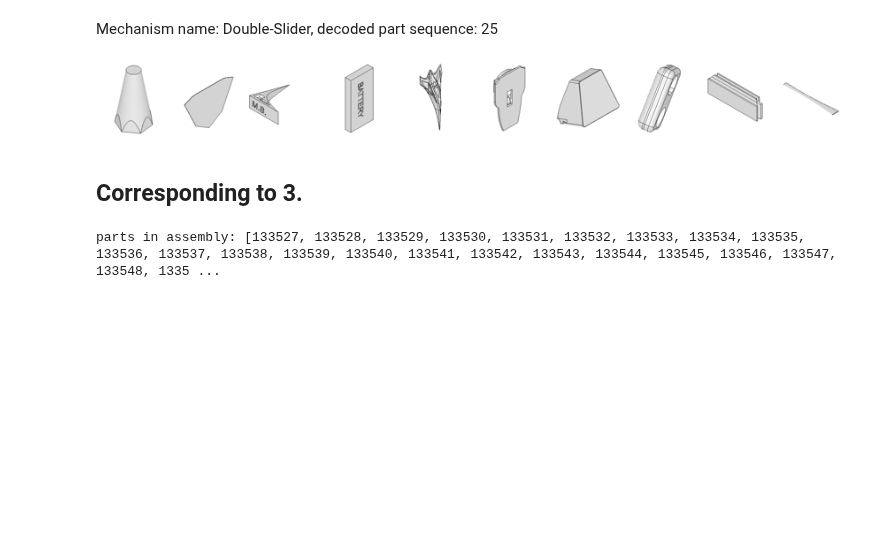
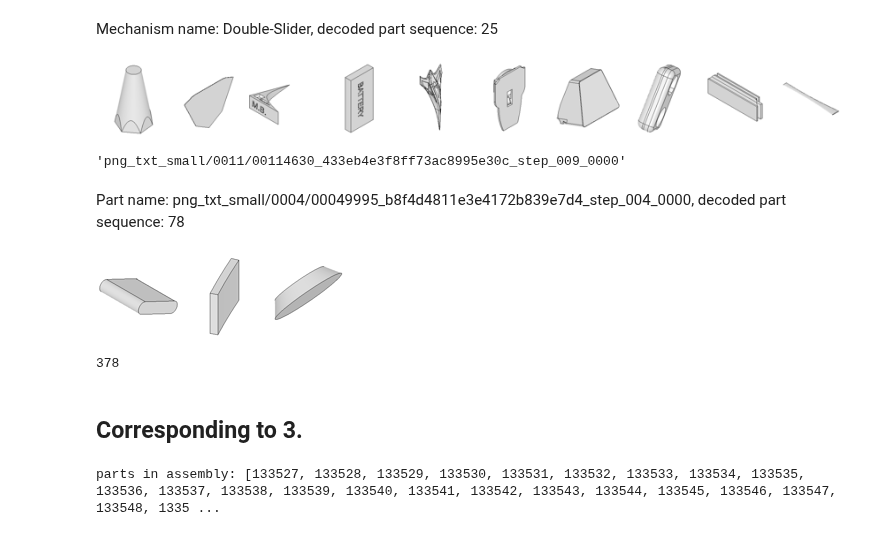
Before and after one commit to gymbeijing/mechanism-identification-public, a Jupyter notebook: search_parts.ipynb, the cells around one changed output. Saved outputs shown, nothing was run; the diff lists cells and outputs as text; code cells hidden in the pictures; blank space fills up the shorter version.

```diff
--- a/search_parts.ipynb
+++ b/search_parts.ipynb
@@ -62,10 +62,13 @@ valid_aid_list = list(all_part_graph.keys())   # 5462: # assemblies having conta
 # %% [markdown]
 # Global variable - CLIP query
 # %%
-query_seq = torch.load("model_outputs/mech_query_seq_0801_161839_last.pt")   # [10377, 10, 512]
+query_seq = torch.load("model_outputs/abc_query_seq_0801_161839_last.pt")   # [10377, 10, 512]
 # %%
 with open('./processed_data/clip_mech_query_metadata.json') as fp:
     mech_part_names = json.load(fp)
+# %%
+with open('./processed_data/abc_emb_idx_filtered.json') as fp:
+    abc_md = json.load(fp)
 # %% [markdown]
 # Display norm
 # %%
@@ -306,7 +309,7 @@ tensor(0.)
 ... (9 outputs left out)
 # %%
 all_query_closest_emb_list = []
-for i, seq in tqdm(enumerate(query_seq)):
+for i, seq in tqdm(enumerate(query_seq[:100])):
     closest_emb_list = []
     for j, rec_emb in enumerate(seq):
         if all_query_norm_list[i][j] < eps:
@@ -991,6 +924,33 @@ display_image_grid(f'Mechanism name: {mech_names[query_seq_idx]}, decoded part s
 # %% [output]
 Mechanism name: Double-Slider, decoded part sequence: 25
 [figure]
+# %%
+abc_md[0]
+# %% [output]
+'png_txt_small/0011/00114630_433eb4e3f8ff73ac8995e30c_step_009_0000'
+# %%
+vid = '00'
+rec_seq_idx = 78
+part_name = abc_md[rec_seq_idx]
+
+# vid = '00'
+# rec_seq_idx = 79
+
+img_md_list = []
+for img_idx in all_query_closest_emb_list[rec_seq_idx]:
+    img_md = all_md[img_idx]
+    img_md_list.append(img_md)
+
+img_name_list = extend_metadata_to_filepath(img_md_list, vid)
+
+display_image_grid(f'Part name: {part_name}, decoded part sequence: {rec_seq_idx}', img_name_list)
+# %% [output]
+Part name: png_txt_small/0004/00049995_b8f4d4811e3e4172b839e7d4_step_004_0000, decoded part sequence: 78
+[figure, added]
+# %%
+len(all_query_closest_emb_list)
+# %% [output]
+378
 # %%
 target = all_ori_closest_emb_list[3]
 # %%
```
Also changed, not shown: parts of 2 cells of this notebook.
